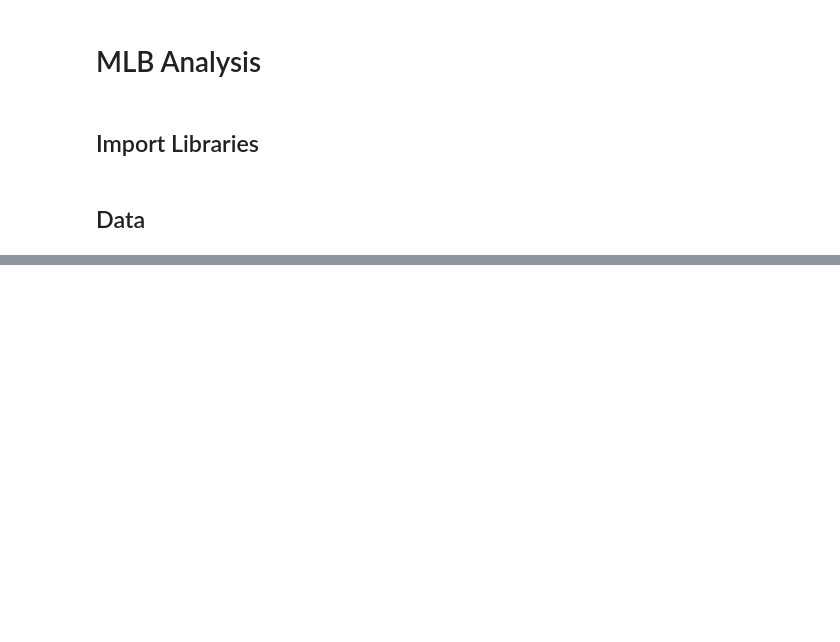
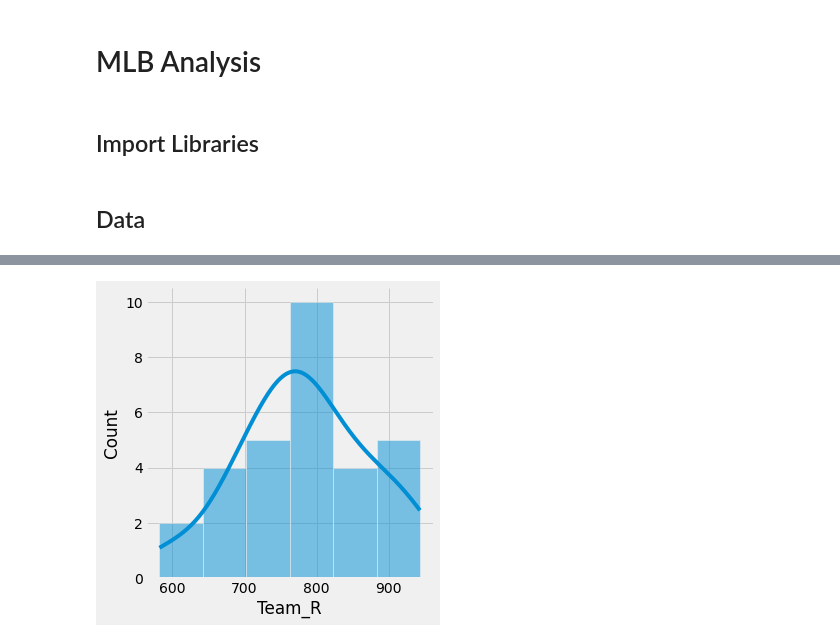
Before and after one commit to jmg0144/mlb-analysis, a Jupyter notebook: MLB-Analysis.ipynb, the cells around one changed output, grey strips where cells are left out. Cells and saved outputs as stored; diff of their text form; code cells hidden in the pictures; blank space fills up the shorter version.

```diff
--- a/MLB-Analysis.ipynb
+++ b/MLB-Analysis.ipynb
@@ -51,4 +105,11 @@ HR          306
 Name: 3, dtype: object
 # %%
 plt.style.use('fivethirtyeight')
+# %%
+def plot_dist(column):
+    sns.displot(x=df_2[column],kind='hist',kde=True);
+# %%
+plot_dist('Team_R')
+# %% [output]
+[figure, added]
 # %%
```
Also changed, not shown: parts of 14 cells of this notebook, 1 other file.
